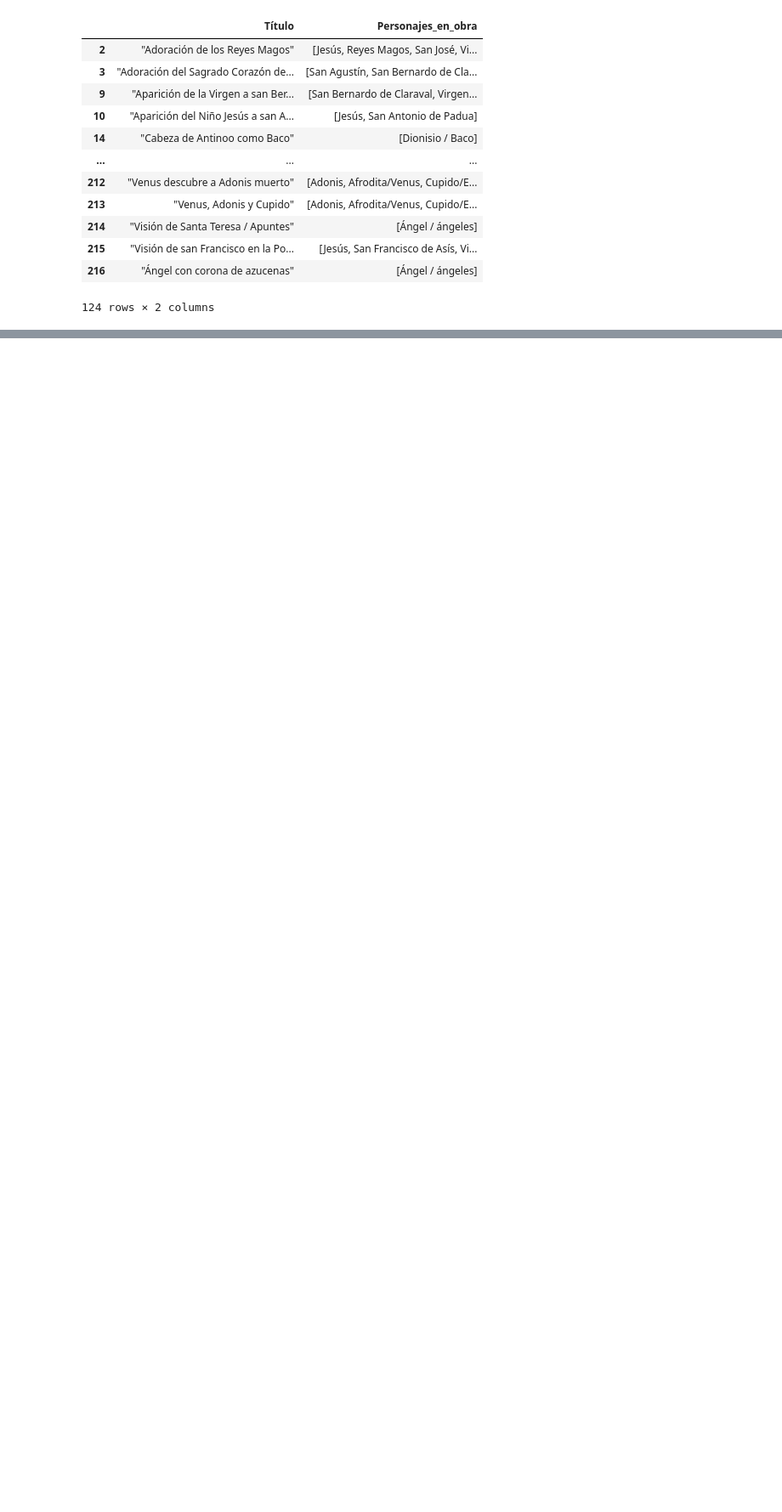
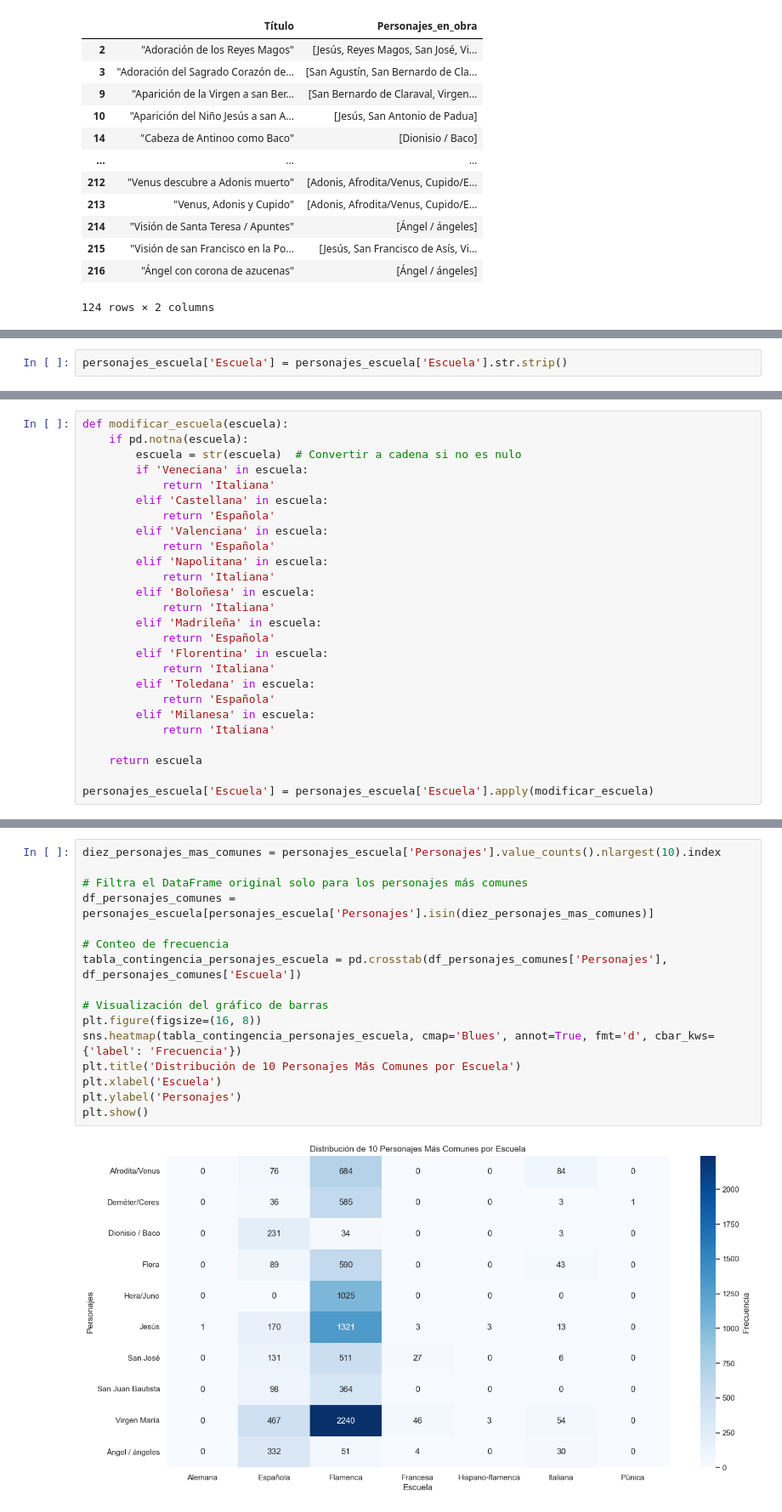
Before and after one commit to karmelealonso/project_final, a Jupyter notebook: notebooks/Estudio_analitico_iconografia.ipynb, the cells around one changed output, grey strips where cells are left out. Shown at 85% size. Drawn from its saved outputs; the diff is of its cells as text; blank space fills up the shorter version.

```diff
--- a/notebooks/Estudio_analitico_iconografia.ipynb
+++ b/notebooks/Estudio_analitico_iconografia.ipynb
@@ -889,0 +891,2 @@ character_counts = personajes_año_rango.groupby('Año_rango')['Personajes'].val
+# %%
+personajes_escuela['Escuela'] = personajes_escuela['Escuela'].str.strip()
@@ -889,0 +900,26 @@ character_counts = personajes_año_rango.groupby('Año_rango')['Personajes'].val
+# %%
+def modificar_escuela(escuela):
+    if pd.notna(escuela):
+        escuela = str(escuela)  # Convertir a cadena si no es nulo
+        if 'Veneciana' in escuela:
+            return 'Italiana'
+        elif 'Castellana' in escuela:
+            return 'Española'
+        elif 'Valenciana' in escuela:
+            return 'Española'
+        elif 'Napolitana' in escuela:
+            return 'Italiana'
+        elif 'Boloñesa' in escuela:
+            return 'Italiana'
+        elif 'Madrileña' in escuela:
+            return 'Española'
+        elif 'Florentina' in escuela:
+            return 'Italiana'
+        elif 'Toledana' in escuela:
+            return 'Española'
+        elif 'Milanesa' in escuela:
+            return 'Italiana'
+
+    return escuela
+
+personajes_escuela['Escuela'] = personajes_escuela['Escuela'].apply(modificar_escuela)
@@ -889,0 +1010,18 @@ character_counts = personajes_año_rango.groupby('Año_rango')['Personajes'].val
+# %%
+diez_personajes_mas_comunes = personajes_escuela['Personajes'].value_counts().nlargest(10).index
+
+# Filtra el DataFrame original solo para los personajes más comunes
+df_personajes_comunes = personajes_escuela[personajes_escuela['Personajes'].isin(diez_personajes_mas_comunes)]
+
+# Conteo de frecuencia
+tabla_contingencia_personajes_escuela = pd.crosstab(df_personajes_comunes['Personajes'], df_personajes_comunes['Escuela'])
+
+# Visualización del gráfico de barras
+plt.figure(figsize=(16, 8))
+sns.heatmap(tabla_contingencia_personajes_escuela, cmap='Blues', annot=True, fmt='d', cbar_kws={'label': 'Frecuencia'})
+plt.title('Distribución de 10 Personajes Más Comunes por Escuela')
+plt.xlabel('Escuela')
+plt.ylabel('Personajes')
+plt.show()
+# %% [output]
+[figure, added]
```
Also changed, not shown: parts of 33 cells of this notebook.
